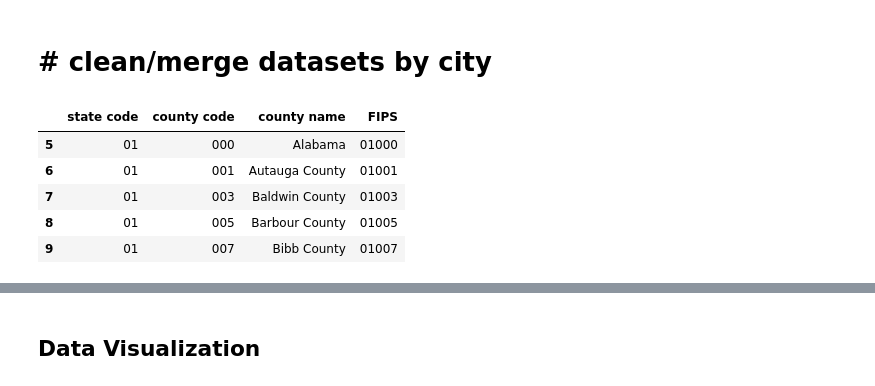
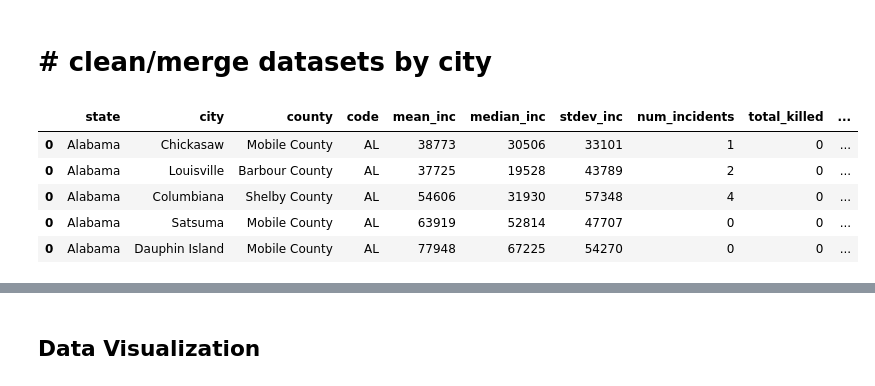
Before and after one commit to jcloo/COGS108_Final_2019, a Jupyter notebook: FinalProject.ipynb, the cells around one changed output, grey strips where cells are left out. Saved outputs shown, nothing was run; the diff lists cells and outputs as text; code cells hidden in the pictures.

```diff
--- a/FinalProject.ipynb
+++ b/FinalProject.ipynb
@@ -47,12 +47,12 @@ sns.set()
 sns.set_context('talk')
 # %%
 #read datasets
-url = "https://doc-0k-88-docs.googleusercontent.com/docs/securesc/a4oc2hqjnhqph43vaufe9fs3nelfc15u/n2em47vd7bqh0bu7a279knuoq26ugn8a/1552176000000/12632076152020903193/12632076152020903193/1KXzWFA-RIXwBXuOu81-E-MYi-e7WVfTj?e=download&nonce=1r1nehh1hfp4m&user=12632076152020903193&hash=uc1qcip4tede3ao389g85jg856941gf0"
-gun_data = pd.read_csv("datasets/gun-violence-data_01-2013_03-2018.csv")
-income_data = pd.read_csv("datasets/kaggle_income.csv", encoding = "ISO-8859-1")
-rent_data = pd.read_csv("datasets/price.csv", encoding = "ISO-8859-1")
-states = pd.read_csv("datasets/states.csv")
-county_fips = pd.read_excel("datasets/fips_data.xlsx")
+#url = "https://doc-0k-88-docs.googleusercontent.com/docs/securesc/a4oc2hqjnhqph43vaufe9fs3nelfc15u/n2em47vd7bqh0bu7a279knuoq26ugn8a/1552176000000/12632076152020903193/12632076152020903193/1KXzWFA-RIXwBXuOu81-E-MYi-e7WVfTj?e=download&nonce=1r1nehh1hfp4m&user=12632076152020903193&hash=uc1qcip4tede3ao389g85jg856941gf0"
+#gun_data = pd.read_csv("datasets/gun-violence-data_01-2013_03-2018.csv")
+#income_data = pd.read_csv("datasets/kaggle_income.csv", encoding = "ISO-8859-1")
+#rent_data = pd.read_csv("datasets/price.csv", encoding = "ISO-8859-1")
+#states = pd.read_csv("datasets/states.csv")
+allcodes = pd.read_csv("datasets/fips-codes.csv")
 # %%
 #Remove null values
 #gun_data.dropna(inplace = True)
@@ -72,20 +72,3 @@ https://www.kaggle.com/goldenoakresearch/us-household-income-stats-geo-locations
 #gun_data[(gun_data["city_or_county"]=="Mckeesport") & (gun_data["state"]=="Pennsylvania")]
 # %% [markdown]
 # # clean/merge datasets by city
-# %%
-#CLEANING UP COUNTY DATAFRAME
-
-
-#county_fips = county_fips[['Unnamed: 1', 'Unnamed: 2', 'Unnamed: 6']]
-#county_fips.columns = ['state code', 'county code', 'county name']
-#county_fips.dropna(inplace=True)
-#county_fips = county_fips.iloc[2:]
-county_fips.head()
-#county_fips.to_csv('fips_data.csv', index = None, header=True)
-# %% [output]
-|  | state code | county code | county name | FIPS |
-| 5 | 01 | 000 | Alabama | 01000 |
-| 6 | 01 | 001 | Autauga County | 01001 |
-| 7 | 01 | 003 | Baldwin County | 01003 |
-| 8 | 01 | 005 | Barbour County | 01005 |
-| 9 | 01 | 007 | Bibb County | 01007 |
@@ -126,6 +113,15 @@ for index, income_row in income_data.iterrows():
     #print(city_row)
 
     city_metrics = city_metrics.append(city_row)
+# %%
+city_metrics.head()
+# %% [output]
+|  | state | city | county | code | mean_inc | median_inc | stdev_inc | num_incidents | total_killed | ... |
+| 0 | Alabama | Chickasaw | Mobile County | AL | 38773 | 30506 | 33101 | 1 | 0 | ... |
+| 0 | Alabama | Louisville | Barbour County | AL | 37725 | 19528 | 43789 | 2 | 0 | ... |
+| 0 | Alabama | Columbiana | Shelby County | AL | 54606 | 31930 | 57348 | 4 | 0 | ... |
+| 0 | Alabama | Satsuma | Mobile County | AL | 63919 | 52814 | 47707 | 0 | 0 | ... |
+| 0 | Alabama | Dauphin Island | Mobile County | AL | 77948 | 67225 | 54270 | 0 | 0 | ... |
 # %%
 #subset rent data to take only large city (avoid duplicates)
 
```
Also changed, not shown: parts of 11 cells of this notebook.
